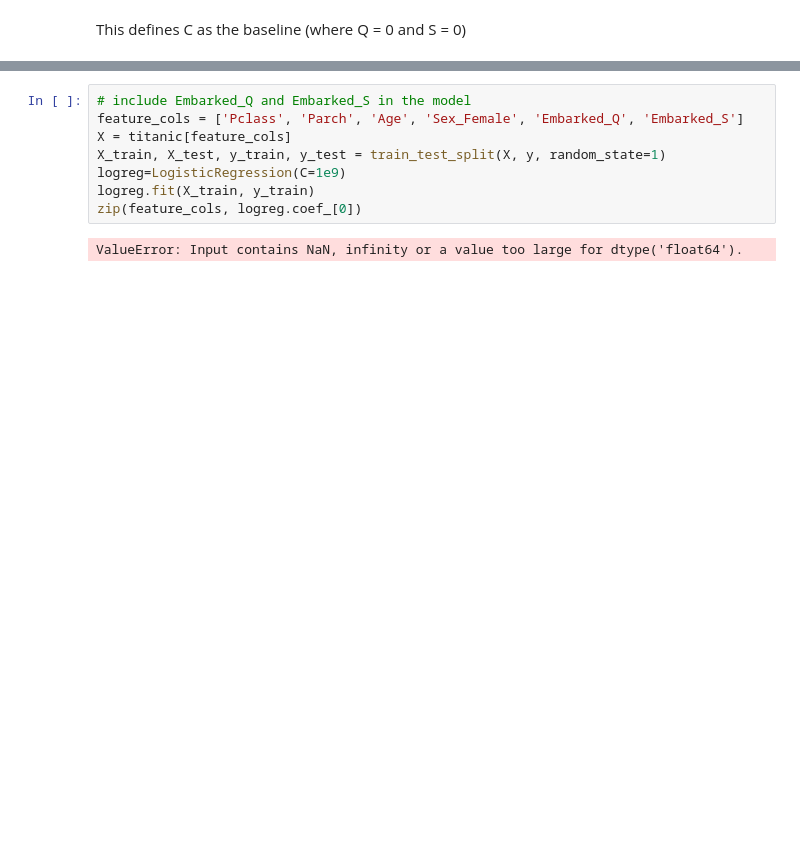
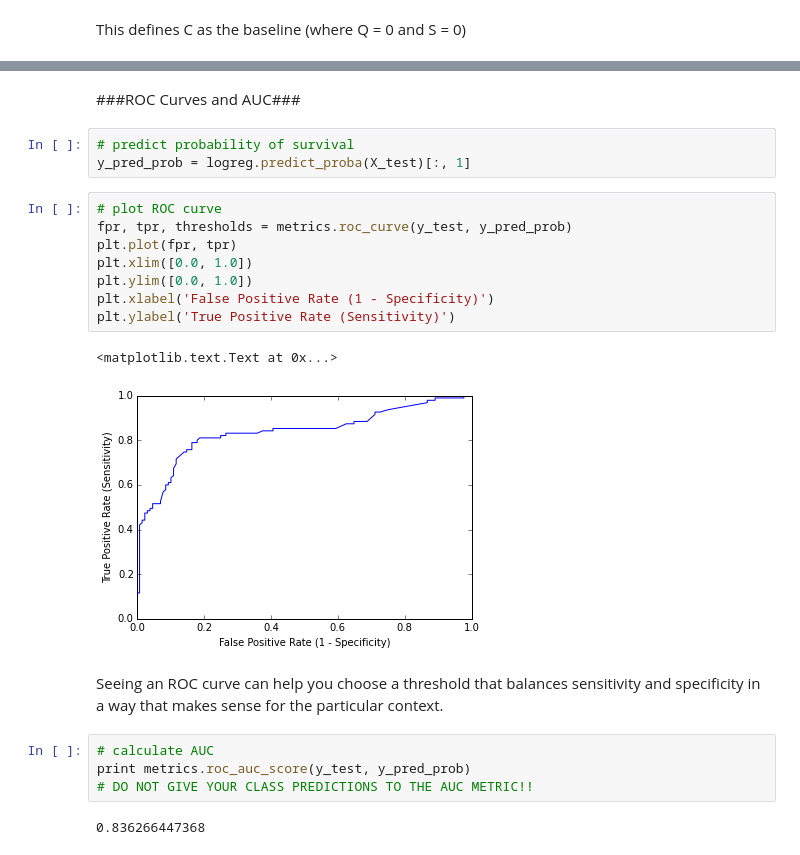
Before and after one commit to ckf2102/DAT7-Coursework, a Jupyter notebook: ClassNotes/12_Adv_Model_Eval.ipynb, the cells around one changed output, grey strips where cells are left out. Cells and saved outputs as stored; diff of their text form; blank space fills up the shorter version.

```diff
--- a/ClassNotes/12_Adv_Model_Eval.ipynb
+++ b/ClassNotes/12_Adv_Model_Eval.ipynb
@@ -454,10 +400,24 @@ titanic.head(20)
-# %%
-# include Embarked_Q and Embarked_S in the model
-feature_cols = ['Pclass', 'Parch', 'Age', 'Sex_Female', 'Embarked_Q', 'Embarked_S']
-X = titanic[feature_cols]
-X_train, X_test, y_train, y_test = train_test_split(X, y, random_state=1)
-logreg=LogisticRegression(C=1e9)
-logreg.fit(X_train, y_train)
-zip(feature_cols, logreg.coef_[0])
-# %% [output]
-ValueError: Input contains NaN, infinity or a value too large for dtype('float64').
+# %% [markdown]
+###ROC Curves and AUC###
+# %%
+# predict probability of survival
+y_pred_prob = logreg.predict_proba(X_test)[:, 1]
+# %%
+# plot ROC curve
+fpr, tpr, thresholds = metrics.roc_curve(y_test, y_pred_prob)
+plt.plot(fpr, tpr)
+plt.xlim([0.0, 1.0])
+plt.ylim([0.0, 1.0])
+plt.xlabel('False Positive Rate (1 - Specificity)')
+plt.ylabel('True Positive Rate (Sensitivity)')
+# %% [output]
+<matplotlib.text.Text at 0x...>
+[figure, added]
+# %% [markdown]
+Seeing an ROC curve can help you choose a threshold that balances sensitivity and specificity in a way that makes sense for the particular context.
+# %%
+# calculate AUC
+print metrics.roc_auc_score(y_test, y_pred_prob)
+# DO NOT GIVE YOUR CLASS PREDICTIONS TO THE AUC METRIC!!
+# %% [output]
+0.836266447368
```
Also changed, not shown: parts of 15 cells of this notebook.
